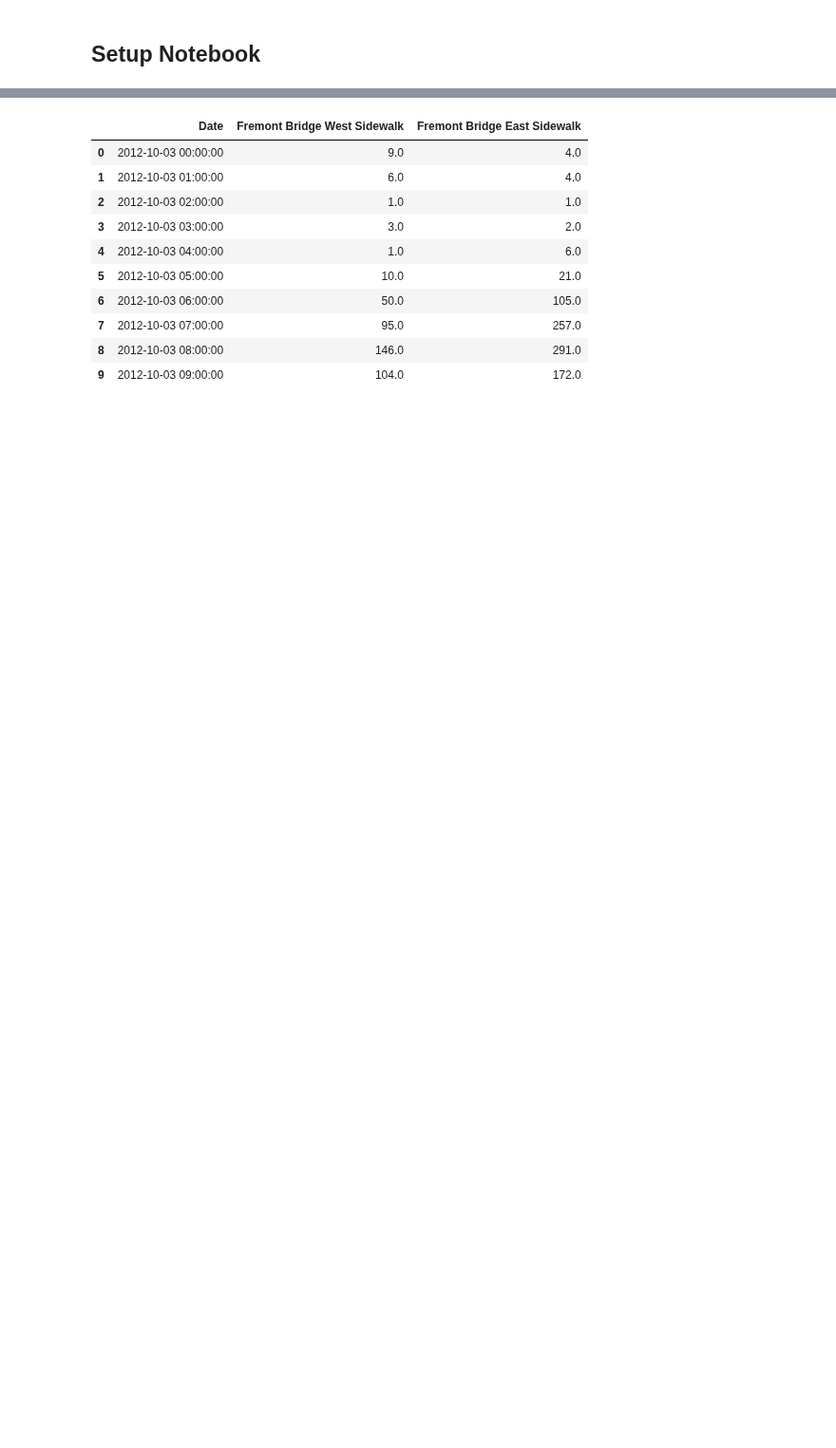
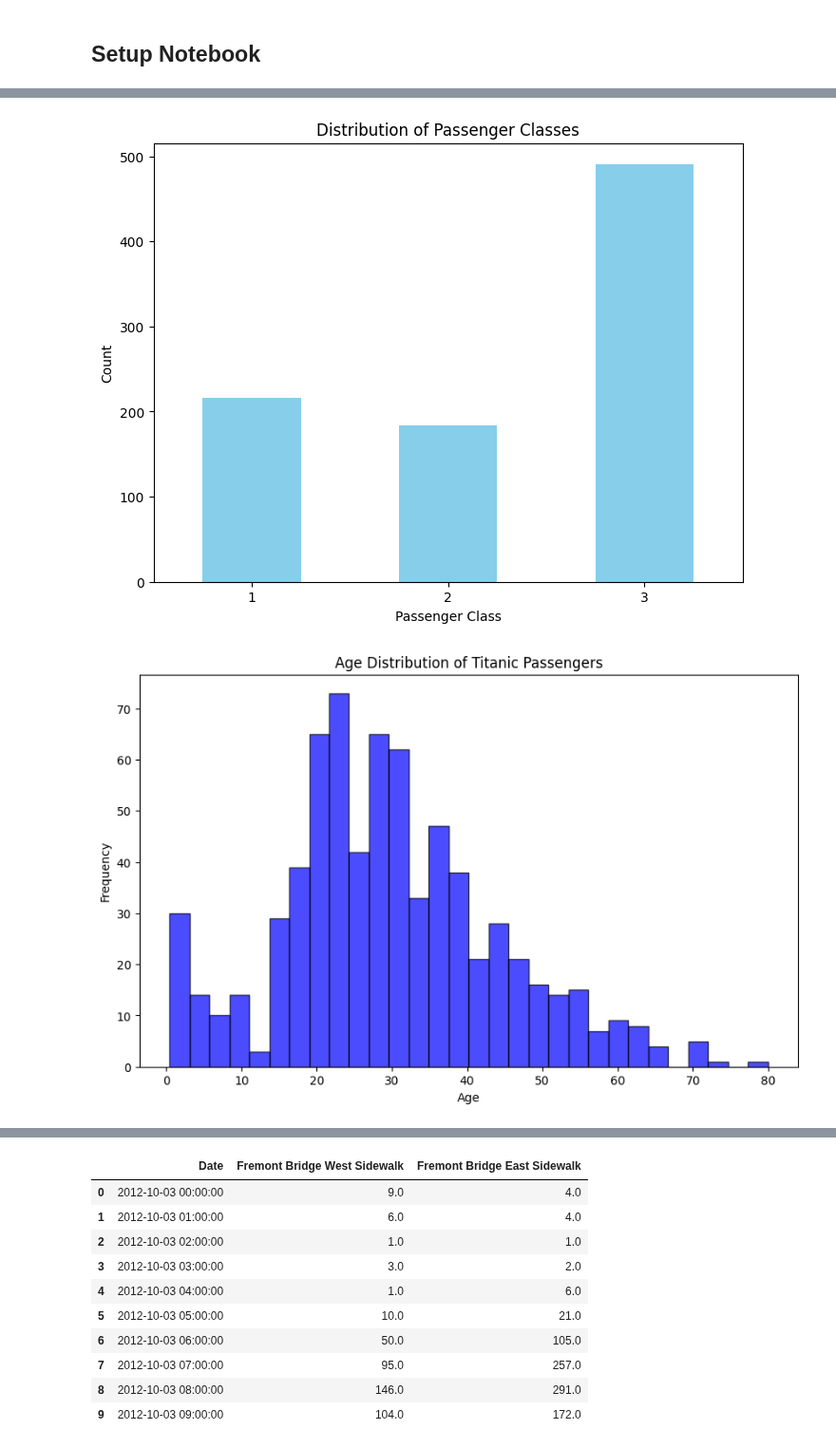
Before and after one commit to CME538/CME538-material, a Jupyter notebook: lectures/week3/lecture1/notebooks/week3_lecture1.ipynb, the cells around one changed output, grey strips where cells are left out. Shown at 95% size. Saved outputs shown, nothing was run; the diff lists cells and outputs as text; code cells hidden in the pictures; blank space fills up the shorter version.

```diff
--- a/lectures/week3/lecture1/notebooks/week3_lecture1.ipynb
+++ b/lectures/week3/lecture1/notebooks/week3_lecture1.ipynb
@@ -102,0 +78,39 @@ noaa[6430:6445]
+# %%
+import pandas as pd
+import matplotlib.pyplot as plt
+
+# Load the Titanic dataset
+titanic = pd.read_csv('titanic.csv')
+
+# Preview the first 10 rows of the dataset
+titanic.head(10)
+
+# Visualize the distribution of passenger classes (Pclass)
+plt.figure(figsize=(8, 6))
+titanic['Pclass'].value_counts().sort_index().plot(kind='bar', color='skyblue')
+plt.title('Distribution of Passenger Classes')
+plt.xlabel('Passenger Class')
+plt.ylabel('Count')
+plt.xticks(rotation=0)
+plt.show()
+
+# Visualize the distribution of passenger ages
+plt.figure(figsize=(10, 6))
+plt.hist(titanic['Age'].dropna(), bins=30, color='blue', edgecolor='black', alpha=0.7)
+plt.title('Age Distribution of Titanic Passengers')
+plt.xlabel('Age')
+plt.ylabel('Frequency')
+plt.show()
+
+# Visualize Survival Rate by Class
+survival_rate_by_class = titanic.groupby('Pclass')['Survived'].mean()
+plt.figure(figsize=(10, 6))
+survival_rate_by_class.plot(kind='bar', color='green')
+plt.title('Survival Rate by Passenger Class')
+plt.xlabel('Passenger Class')
+plt.ylabel('Survival Rate')
+plt.xticks(rotation=0)
+plt.show()
+# %% [output]
+[figure, added]
+[figure, added]
```
Also changed, not shown: parts of 29 cells of this notebook, 4 other files.
